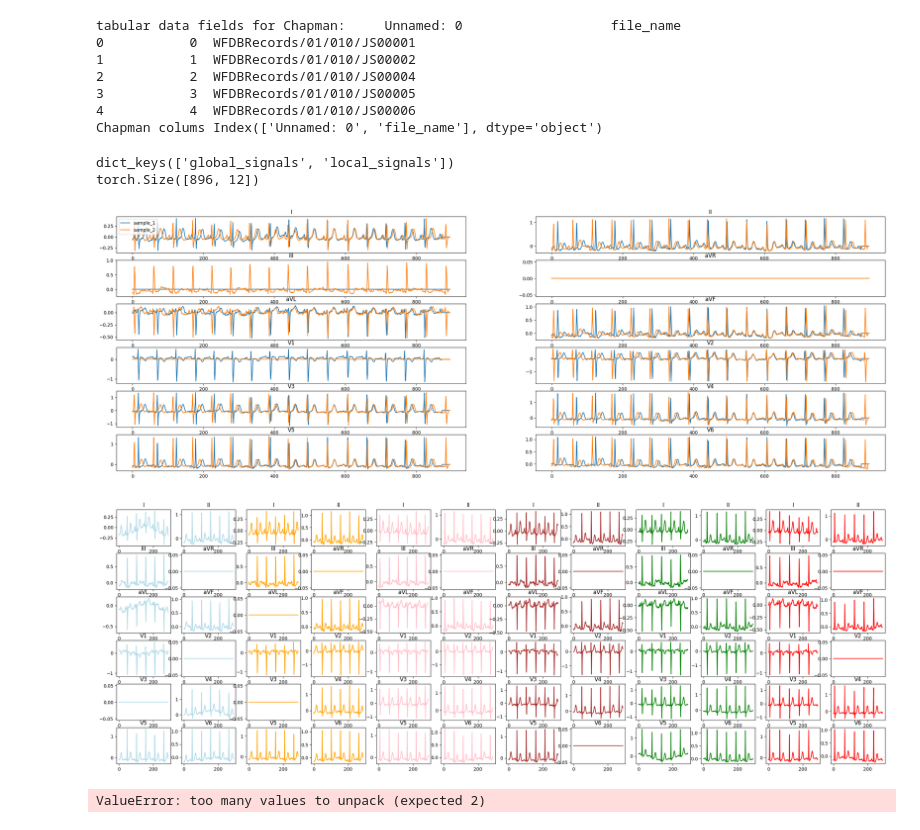
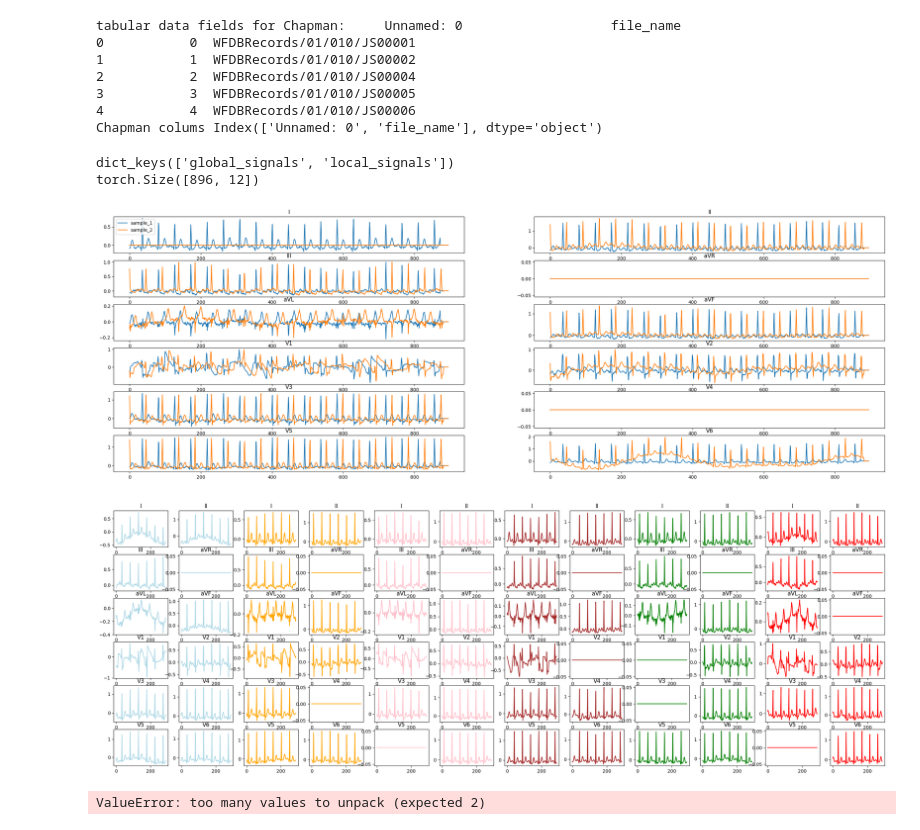
Before and after one commit to Lobster1911/bench-xecg-indian-benchmark, a Jupyter notebook: test.ipynb, the cells around one changed output. Drawn from its saved outputs; the diff is of its cells as text; code cells hidden in the pictures.

```diff
--- a/test.ipynb
+++ b/test.ipynb
@@ -57,7 +57,7 @@ train_dataloader = DataLoader(dataset, batch_size=config.batch_size, shuffle=Tru
 sample = train_dataloader.__iter__().__next__()
 print(sample.keys())
 
-sample_idx = 0
+sample_idx = 2
 
 
 sample_g1 = sample['global_signals'][0][sample_idx]
@@ -68,35 +68,35 @@ sample_g2 = sample['global_signals'][1][sample_idx]
 import matplotlib.pyplot as plt
 import numpy as np
 
 
 fig, axs = plt.subplots(6, 2, figsize=(30, 10))
 leads = ['I', 'II', 'III', 'aVR', 'aVL', 'aVF', 'V1', 'V2', 'V3', 'V4', 'V5', 'V6']
 
 print(sample_g1.shape)
 
 for i in range(12):
     ax = axs[i//2, i%2]
     ax.plot(sample_g1[:, i])
     ax.plot(sample_g2[:, i])
 
     ax.set_title(leads[i])
     if i == 0:
         ax.legend(['sample_1', 'sample_2'])
 
 fig, axs = plt.subplots(6, 2 * 6, figsize=(30, 10))
 
 # 6 different colors:
 colors = ['lightblue', 'orange', 'pink', 'brown', 'green', 'red']
 for j, g in enumerate(sample['local_signals']):
     for i in range(12):
         ax = axs[i//2, i%2 + j*2]
         ax.plot(g[sample_idx, :, i], color=colors[j])
         ax.set_title(leads[i])
 # %% [output]
 dict_keys(['global_signals', 'local_signals'])
 torch.Size([896, 12])
-[figure, old version]
+[figure, new version]
-[figure, old version]
+[figure, new version]
 # %%
 fig, axs = plt.subplots(6, 2, figsize=(30, 10))
 leads = ['I', 'II', 'III', 'aVR', 'aVL', 'aVF', 'V1', 'V2', 'V3', 'V4', 'V5', 'V6']
```
Also changed, not shown: 4 other files.
